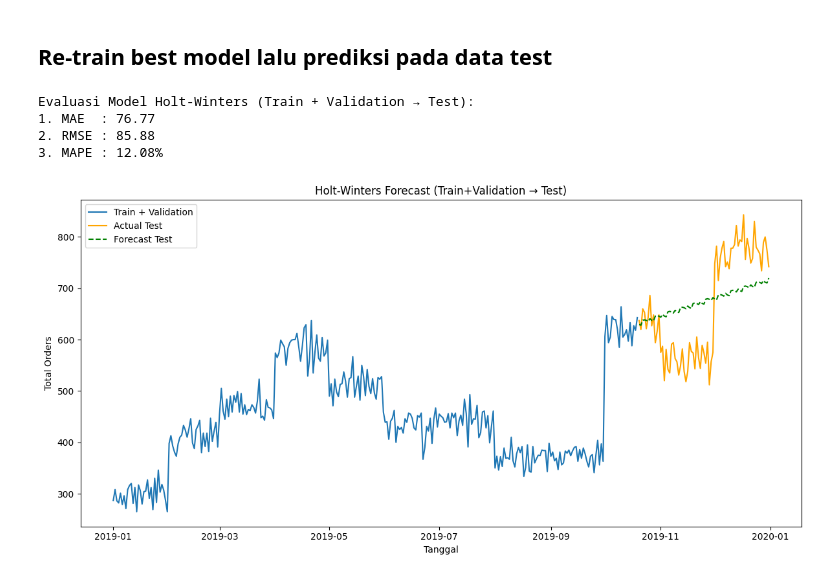
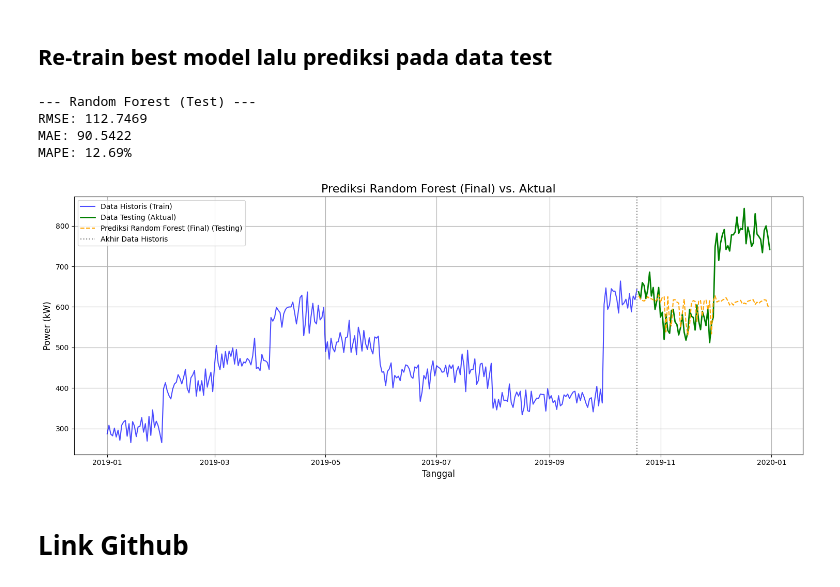
Before and after one commit to Fahrian21/EC_7_ASG_Rian, a Jupyter notebook: EC_7_ASG_Rian.ipynb, the cells around one changed output. Cells and saved outputs as stored; diff of their text form; code cells hidden in the pictures.

```diff
--- a/EC_7_ASG_Rian.ipynb
+++ b/EC_7_ASG_Rian.ipynb
@@ -1090,44 +1090,24 @@ MAPE : 18.01%
 [figure]
 # %% [markdown]
 ## Re-train best model lalu prediksi pada data test
-# %%
-y_trainval_ts = pd.concat([y_train_ts, y_val_ts])
-
-# 2. Latih ulang model Holt-Winters pada data train + validation
-model_final = ExponentialSmoothing(
-    y_trainval_ts,
-    trend='add',
-    seasonal='add',
-    seasonal_periods=7  # asumsi musiman mingguan
-).fit()
-
-# 3. Forecast sepanjang periode test
-forecast_test = model_final.forecast(len(y_test_ts))
-
-# 4. Evaluasi performa model pada data TEST
-mae = mean_absolute_error(y_test_ts, forecast_test)
-rmse = np.sqrt(mean_squared_error(y_test_ts, forecast_test))
-mape = np.mean(np.abs((y_test_ts - forecast_test) / y_test_ts)) * 100
-
-print("Evaluasi Model Holt-Winters (Train + Validation → Test):")
-print(f"1. MAE  : {mae:.2f}")
-print(f"2. RMSE : {rmse:.2f}")
-print(f"3. MAPE : {mape:.2f}%")
-
-# 5. Visualisasi hasil forecast vs data aktual
-plt.figure(figsize=(12, 6))
-plt.plot(y_trainval_ts.index, y_trainval_ts, label='Train + Validation')
-plt.plot(y_test_ts.index, y_test_ts, label='Actual Test', color='orange')
-plt.plot(y_test_ts.index, forecast_test, label='Forecast Test', color='green', linestyle='--')
-plt.title('Holt-Winters Forecast (Train+Validation → Test)')
-plt.xlabel('Tanggal')
-plt.ylabel('Total Orders')
-plt.legend()
-plt.tight_layout()
-plt.show()
-# %% [output]
-Evaluasi Model Holt-Winters (Train + Validation → Test):
-1. MAE  : 76.77
-2. RMSE : 85.88
-3. MAPE : 12.08%
-[figure, removed]
+# %%
+best_model = RandomForestRegressor(n_estimators=100, random_state=42, n_jobs=-1)
+
+X_train_val_ml = pd.concat([X_train_ml, X_val_ml])
+y_train_val_ml = pd.concat([y_train_ml, y_val_ml])
+
+best_model.fit(X_train_val_ml, y_train_val_ml)
+
+y_pred_test_best_model = best_model.predict(X_test_ml)
+
+rmse_test_best, mae_test_best, mape_test_best = evaluate_model(y_test_ml, y_pred_test_best_model, "Random Forest (Test)")
+
+plot_predictions(y_train_val_ml, None, y_test_ml, None, y_pred_test_best_model, "Random Forest (Final)")
+# %% [output]
+--- Random Forest (Test) ---
+RMSE: 112.7469
+MAE: 90.5422
+MAPE: 12.69%
+[figure, added]
+# %% [markdown]
+# Link Github
```
